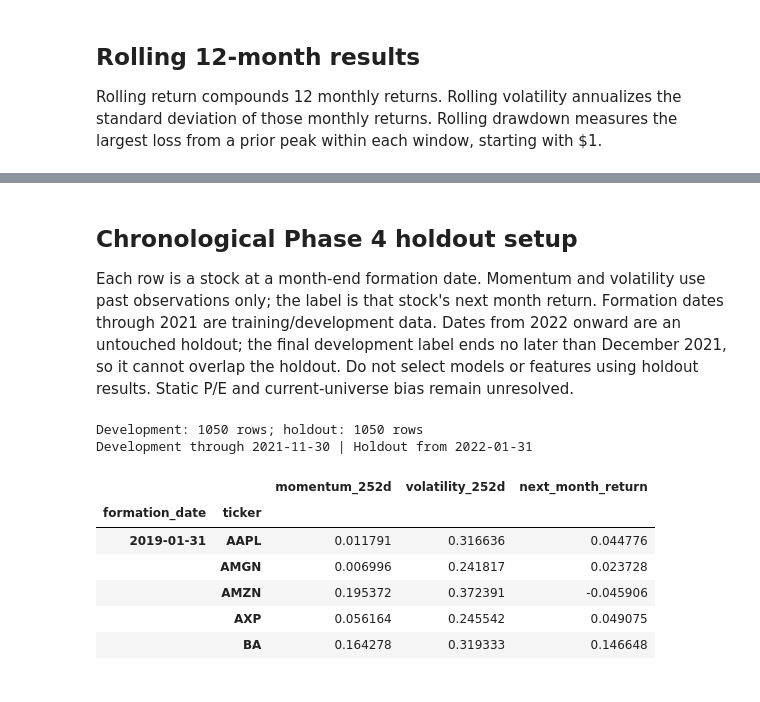
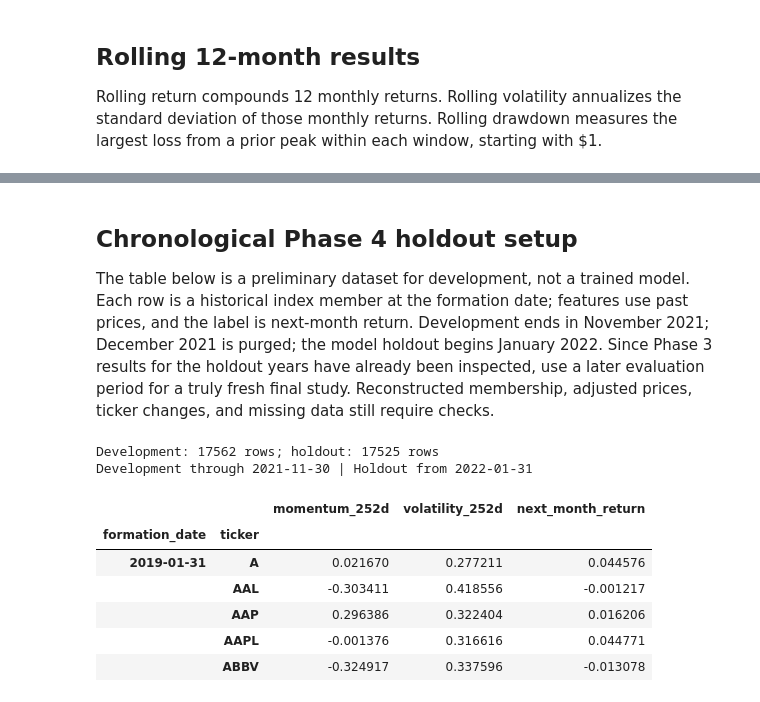
Before and after one commit to HaiSonVu/Financial-platform, a Jupyter notebook: notebooks/09_phase3_evaluation.ipynb, the cells around one changed output, grey strips where cells are left out. Cells and saved outputs as stored; diff of their text form; code cells hidden in the pictures.

```diff
--- a/notebooks/09_phase3_evaluation.ipynb
+++ b/notebooks/09_phase3_evaluation.ipynb
@@ -16,8 +16,12 @@ root = Path.cwd()
 if not (root / "src").is_dir(): root = root.parent
 if not (root / "src/backtest.py").exists(): raise FileNotFoundError("Open from the project or notebooks folder")
 sys.path.insert(0, str(root))
-from src.backtest import run_factor_backtest, momentum_score
+from src.backtest import run_factor_backtest, point_in_time_momentum_score
+from src.data_loader import load_historical_prices, load_historical_membership, constituents_as_of
 from src.metrics import calculate_performance_metrics
-prices = pd.read_csv(root / "data/prices.csv", index_col=0, parse_dates=True).sort_index()
-print(f"Prices: {prices.index.min().date()} to {prices.index.max().date()}; {len(prices.columns)} stocks")
+data = root / "data/sp500_historical_2018_2024"
+prices = load_historical_prices(data / "prices_long.parquet")
+membership = load_historical_membership(data / "members.parquet")
+score = partial(point_in_time_momentum_score, membership=membership, lookback=252)
+print(f"Prices: {prices.index.min().date()} to {prices.index.max().date()}; {len(prices.columns)} historical symbols")
 # %% [output]
@@ -94,30 +98,35 @@ plt.tight_layout(); plt.show()
 # %% [markdown]
 ## Chronological Phase 4 holdout setup
 
-Each row is a stock at a month-end formation date. Momentum and volatility use past observations only; the label is that stock's next month return. Formation dates through 2021 are training/development data. Dates from 2022 onward are an untouched holdout; the final development label ends no later than December 2021, so it cannot overlap the holdout. Do not select models or features using holdout results. Static P/E and current-universe bias remain unresolved.
+The table below is a preliminary dataset for development, not a trained model. Each row is a historical index member at the formation date; features use past prices, and the label is next-month return. Development ends in November 2021; December 2021 is purged; the model holdout begins January 2022. Since Phase 3 results for the holdout years have already been inspected, use a later evaluation period for a truly fresh final study. Reconstructed membership, adjusted prices, ticker changes, and missing data still require checks.
 # %%
-monthly_prices = prices.resample("ME").last()
-momentum = prices.pct_change(252, fill_method=None).resample("ME").last()
-volatility = prices.pct_change(fill_method=None).rolling(252, min_periods=252).std().resample("ME").last() * np.sqrt(252)
+monthly_prices = prices.resample("ME").last(skipna=False)
+momentum = prices.pct_change(252, fill_method=None).where(prices.notna().rolling(253, min_periods=253).sum().eq(253)).shift(1).resample("ME").last(skipna=False)
+volatility = prices.pct_change(fill_method=None).rolling(252, min_periods=252).std().shift(1).resample("ME").last(skipna=False) * np.sqrt(252)
 forward = monthly_prices.shift(-1).div(monthly_prices).sub(1)
 def long(frame, name):
     return frame.rename_axis(index="formation_date", columns="ticker").stack().rename(name)
 features = pd.concat([long(momentum, "momentum_252d"), long(volatility, "volatility_252d"), long(forward, "next_month_return")], axis=1).dropna()
+# Only include members known at each formation date; no current-constituent filter.
+member_dates = features.index.get_level_values("formation_date")
+member_tickers = features.index.get_level_values("ticker")
+monthly_members = {date: set(constituents_as_of(membership, prices.loc[:date].index[-2])) for date in member_dates.unique()}
+features = features.loc[[ticker in monthly_members[date] for date, ticker in zip(member_dates, member_tickers)]]
 # Purge December 2021, whose label ends during January 2022.
 train = features.loc[features.index.get_level_values("formation_date") < "2021-12-01"].copy()
 holdout = features.loc[features.index.get_level_values("formation_date") >= "2022-01-01"].copy()
 assert train.index.get_level_values("formation_date").max() < pd.Timestamp("2021-12-01")
 assert holdout.index.get_level_values("formation_date").min() >= pd.Timestamp("2022-01-01")
 print(f"Development: {len(train)} rows; holdout: {len(holdout)} rows")
 print("Development through", train.index.get_level_values("formation_date").max().date(), "| Holdout from", holdout.index.get_level_values("formation_date").min().date())
 train.head()
 # %% [output]
-Development: 1050 rows; holdout: 1050 rows
+Development: 17562 rows; holdout: 17525 rows
 Development through 2021-11-30 | Holdout from 2022-01-31
 |  |  | momentum_252d | volatility_252d | next_month_return |
 | formation_date | ticker |  |  |  |
-| 2019-01-31 | AAPL | 0.011791 | 0.316636 | 0.044776 |
-|  | AMGN | 0.006996 | 0.241817 | 0.023728 |
-|  | AMZN | 0.195372 | 0.372391 | -0.045906 |
-|  | AXP | 0.056164 | 0.245542 | 0.049075 |
-|  | BA | 0.164278 | 0.319333 | 0.146648 |
+| 2019-01-31 | A | 0.021670 | 0.277211 | 0.044576 |
+|  | AAL | -0.303411 | 0.418556 | -0.001217 |
+|  | AAP | 0.296386 | 0.322404 | 0.016206 |
+|  | AAPL | -0.001376 | 0.316616 | 0.044771 |
+|  | ABBV | -0.324917 | 0.337596 | -0.013078 |
```
Also changed, not shown: parts of 6 cells of this notebook, 16 other files.
